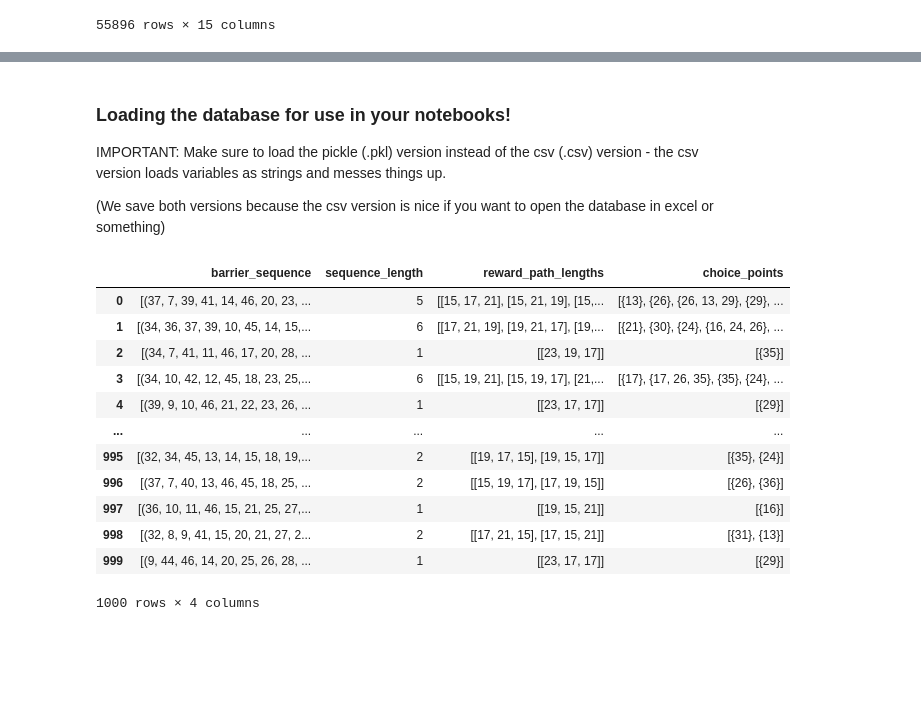
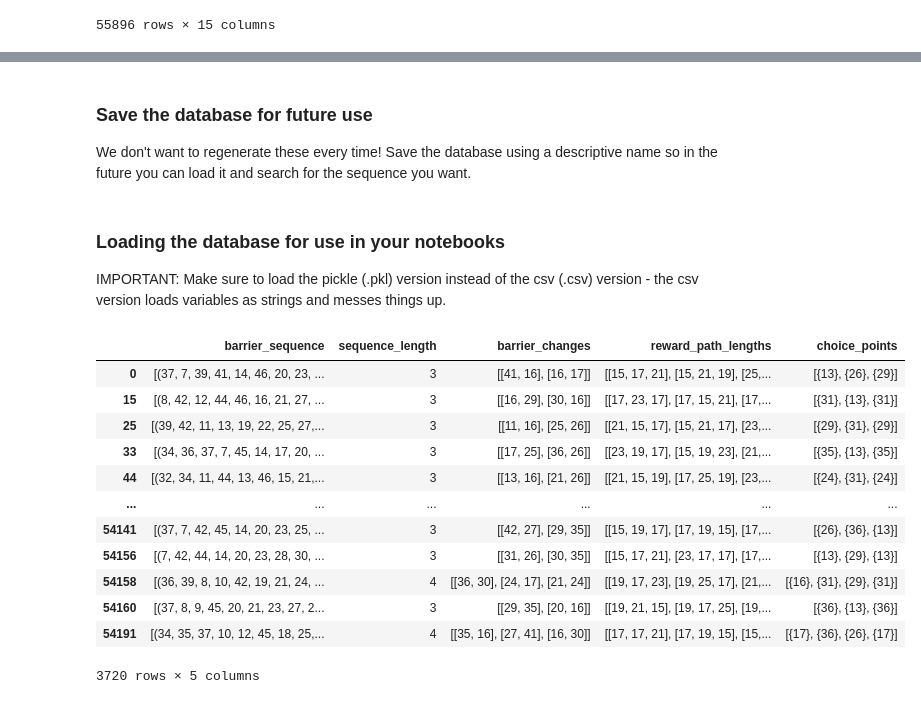
Before and after one commit to calderast/Hex-maze, a Jupyter notebook: Tutorials/Generate_Custom_Barrier_Sequence_Database.ipynb, the cells around one changed output, grey strips where cells are left out. Cells and saved outputs as stored; diff of their text form; code cells hidden in the pictures; blank space fills up the shorter version.

Commit message:
Update tutorial on generating custom barrier sequences

```diff
--- a/Tutorials/Generate_Custom_Barrier_Sequence_Database.ipynb
+++ b/Tutorials/Generate_Custom_Barrier_Sequence_Database.ipynb
@@ -113 +307,5 @@ display(barrier_sequence_database)
+# %% [markdown]
+### Save the database for future use
+
+We don't want to regenerate these every time! Save the database using a descriptive name so in the future you can load it and search for the sequence you want.
 # %%
@@ -122,24 +323,22 @@ if save:
 # %% [markdown]
-### Loading the database for use in your notebooks!
+### Loading the database for use in your notebooks
 
 IMPORTANT: Make sure to load the pickle (.pkl) version instead of the csv (.csv) version - the csv version loads variables as strings and messes things up.
-
-(We save both versions because the csv version is nice if you want to open the database in excel or something)
 # %%
-# Loads the database as "df"
-df = pd.read_pickle('../Barrier_Sequence_Databases/barrier_sequences_first1000.pkl')
-display(df)
+# Load the database
+barrier_sequences = pd.read_pickle('../Barrier_Sequence_Databases/single_choice_point.pkl')
+display(barrier_sequences)
 # %% [output]
-|  | barrier_sequence | sequence_length | reward_path_lengths | choice_points |
-| 0 | [(37, 7, 39, 41, 14, 46, 20, 23, ... | 5 | [[15, 17, 21], [15, 21, 19], [15,... | [{13}, {26}, {26, 13, 29}, {29}, ... |
-| 1 | [(34, 36, 37, 39, 10, 45, 14, 15,... | 6 | [[17, 21, 19], [19, 21, 17], [19,... | [{21}, {30}, {24}, {16, 24, 26}, ... |
-| 2 | [(34, 7, 41, 11, 46, 17, 20, 28, ... | 1 | [[23, 19, 17]] | [{35}] |
-| 3 | [(34, 10, 42, 12, 45, 18, 23, 25,... | 6 | [[15, 19, 21], [15, 19, 17], [21,... | [{17}, {17, 26, 35}, {35}, {24}, ... |
-| 4 | [(39, 9, 10, 46, 21, 22, 23, 26, ... | 1 | [[23, 17, 17]] | [{29}] |
-| ... | ... | ... | ... | ... |
-| 995 | [(32, 34, 45, 13, 14, 15, 18, 19,... | 2 | [[19, 17, 15], [19, 15, 17]] | [{35}, {24}] |
-| 996 | [(37, 7, 40, 13, 46, 45, 18, 25, ... | 2 | [[15, 19, 17], [17, 19, 15]] | [{26}, {36}] |
-| 997 | [(36, 10, 11, 46, 15, 21, 25, 27,... | 1 | [[19, 15, 21]] | [{16}] |
-| 998 | [(32, 8, 9, 41, 15, 20, 21, 27, 2... | 2 | [[17, 21, 15], [17, 15, 21]] | [{31}, {13}] |
-| 999 | [(9, 44, 46, 14, 20, 25, 26, 28, ... | 1 | [[23, 17, 17]] | [{29}] |
+|  | barrier_sequence | sequence_length | barrier_changes | reward_path_lengths | choice_points |
+| 0 | [(37, 7, 39, 41, 14, 46, 20, 23, ... | 3 | [[41, 16], [16, 17]] | [[15, 17, 21], [15, 21, 19], [25,... | [{13}, {26}, {29}] |
+| 15 | [(8, 42, 12, 44, 46, 16, 21, 27, ... | 3 | [[16, 29], [30, 16]] | [[17, 23, 17], [17, 15, 21], [17,... | [{31}, {13}, {31}] |
+| 25 | [(39, 42, 11, 13, 19, 22, 25, 27,... | 3 | [[11, 16], [25, 26]] | [[21, 15, 17], [15, 21, 17], [23,... | [{29}, {31}, {29}] |
+| 33 | [(34, 36, 37, 7, 45, 14, 17, 20, ... | 3 | [[17, 25], [36, 26]] | [[23, 19, 17], [15, 19, 23], [21,... | [{35}, {13}, {35}] |
+| 44 | [(32, 34, 11, 44, 13, 46, 15, 21,... | 3 | [[13, 16], [21, 26]] | [[21, 15, 19], [17, 25, 19], [23,... | [{24}, {31}, {24}] |
+| ... | ... | ... | ... | ... | ... |
+| 54141 | [(37, 7, 42, 45, 14, 20, 23, 25, ... | 3 | [[42, 27], [29, 35]] | [[15, 19, 17], [17, 19, 15], [17,... | [{26}, {36}, {13}] |
+| 54156 | [(7, 42, 44, 14, 20, 23, 28, 30, ... | 3 | [[31, 26], [30, 35]] | [[15, 17, 21], [23, 17, 17], [17,... | [{13}, {29}, {13}] |
+| 54158 | [(36, 39, 8, 10, 42, 19, 21, 24, ... | 4 | [[36, 30], [24, 17], [21, 24]] | [[19, 17, 23], [19, 25, 17], [21,... | [{16}, {31}, {29}, {31}] |
+| 54160 | [(37, 8, 9, 45, 20, 21, 23, 27, 2... | 3 | [[29, 35], [20, 16]] | [[19, 21, 15], [19, 17, 25], [19,... | [{36}, {13}, {36}] |
+| 54191 | [(34, 35, 37, 10, 12, 45, 18, 25,... | 4 | [[35, 16], [27, 41], [16, 30]] | [[17, 17, 21], [17, 19, 15], [15,... | [{17}, {36}, {26}, {17}] |
-1000 rows × 4 columns
+3720 rows × 5 columns
```
Also changed, not shown: parts of 16 cells of this notebook, 1 other file.
